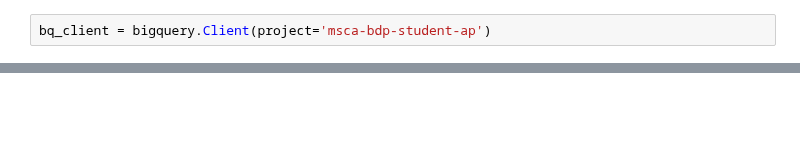
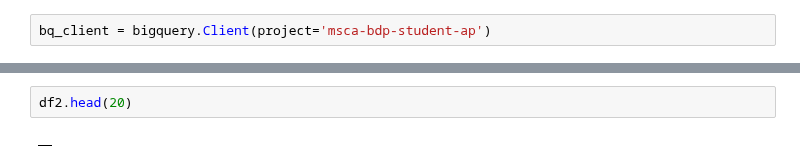
Before and after one commit to hvpachisia/uchicago-lyft-rideshare, a Jupyter notebook: geospatial_eda.ipynb, the cells around one changed output, grey strips where cells are left out. Drawn from its saved outputs; the diff is of its cells as text; blank space fills up the shorter version.

```diff
--- a/geospatial_eda.ipynb
+++ b/geospatial_eda.ipynb
@@ -56,0 +103,4 @@ Py4JJavaError: An error occurred while calling o1013.load.
+# %%
+df2.head(20)
+# %% [output]
+|  |
```
Also changed, not shown: parts of 5 cells of this notebook.
